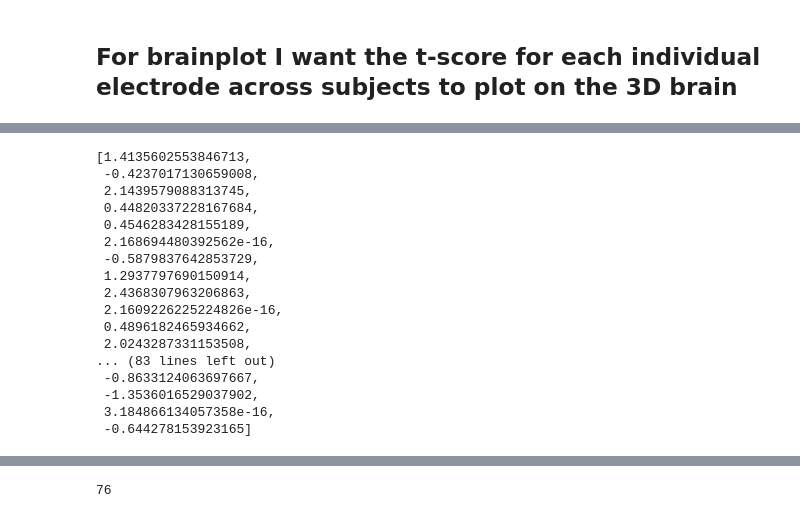
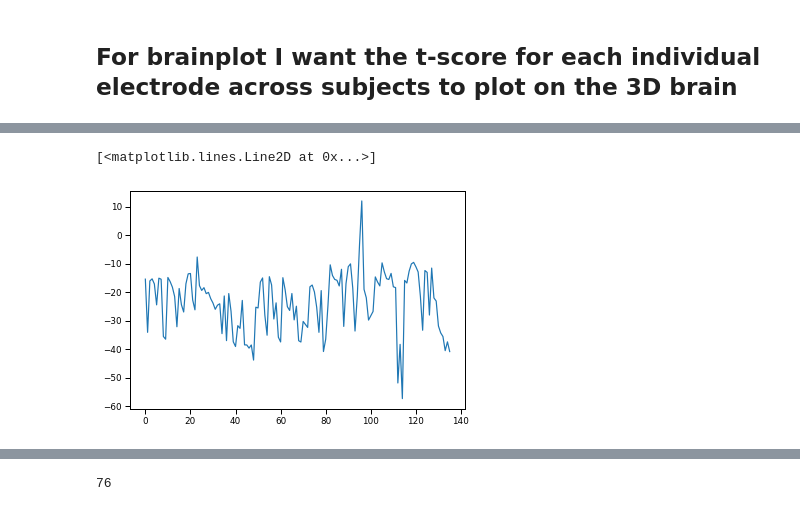
Before and after one commit to jjsakon/SWR, a Jupyter notebook: code/SWRplots.ipynb, the cells around one changed output, grey strips where cells are left out. Drawn from its saved outputs; the diff is of its cells as text; code cells hidden in the pictures.

```diff
--- a/code/SWRplots.ipynb
+++ b/code/SWRplots.ipynb
@@ -267,12 +267,12 @@ Test 2 p-value: 0.0009215936399818689
 import statsmodels.formula.api as smf
 
 region_name = 'HPC' # 'ENT' # 'PHC' #'HPC'
-location_selected = 'ca1dg' # 'dg' 'ca1' ''
+location_selected = 'ca1' # 'dg' 'ca1' 'ca1dg'(for LT/GT analyses)
 remove_soz_ictal = False
 
 filter_type = 'hamming'
 sub_selection = 'whole'
-extra = '-LT_5000' # '-LT_5000' # '' # '-GT_5000' # LT 5000 and GT 5000 are control analyses
+extra = '' #'-LT_5000' # '-LT_5000' # '' # '-GT_5000' # LT 5000 and GT 5000 are control analyses
 # for first 5000 ms of retrieval period or not
 
 for test in [1,2]:
@@ -344,8 +344,9 @@ Test 2 p-value: 5.7700676888306094e-05
 import statsmodels.formula.api as smf
 
 region_name = 'HPC' # 'ENT' # 'PHC'
-location_selected = 'ca1dg' # 'ca1', 'dg'; '' for 'ENT' or 'PHC'
+location_selected = 'dg' # 'ca1', 'dg'; '' for 'ENT' or 'PHC'
 remove_soz_ictal = False
+extra = ''
 
 filter_type = 'hamming' # butter # hamming
 sub_selection = 'whole' # 'second_half','whole'
@@ -389,9 +390,11 @@ for test in [1,2]: # tests 1 and 2 are pre and post recall
     bin_df = pd.DataFrame(data={'session':session_name,'subject':subject_name,'bin_indicator':bin_indicator,
                                 'recall_indicator':recall_indicator,'ripple_rates':ripple_rates})
     vc = {'session':'0+session'}
-    model_setup = smf.mixedlm("ripple_rates ~ bin_indicator+recall_indicator+bin_indicator*recall_indicator",
-                                bin_df, groups="subject", vc_formula=vc, re_formula='1+bin_indicator')
-    bin_model = model_setup.fit(reml=False, method='nm')
+    model_setup = smf.mixedlm("ripple_rates ~ bin_indicator*recall_indicator",
+                                bin_df, groups="subject", vc_formula=vc, re_formula='bin_indicator*recall_indicator')
+
+#     bin_model = model_setup.fit(reml=True,method='powell') # shouldn't use this--it doesnt seem to converge for all the coefficients
+    bin_model = model_setup.fit(reml=True,method='nm',maxiter=4000) # works for PHC, whole
 
     if test == 1:
         print(bin_model.summary())
@@ -427,7 +430,7 @@ Test 2 interaction p-value: 0.0017258812919528593
 import statsmodels.formula.api as smf
 
 region_name1 = 'HPC' # 'ENT' # 'PHC'
-location_selected1 = 'dg' # 'ca1', 'dg'; '' for 'ENT' or 'PHC'
+location_selected1 = '' # 'ca1', 'dg'; '' for 'ENT' or 'PHC'
 region_name2 = 'PHC'
 location_selected2 = ''
 
@@ -1610,7 +1613,7 @@ import statsmodels.formula.api as smf
 
 save_coords = 1
 
-exp = 'FR1'
+exp = 'catFR1'
 selected_period = 'surrounding_recall'
 remove_soz_ictal = False
 recall_type_switch = 6  # 0 for original, 1 for only those with subsequent, 2 for second recalls only, 3 for isolated recalls
@@ -1744,6 +1747,7 @@ if save_coords == 1:
     fn = '../figures/t_score_comparisons/'+exp+'_'+region+'_'+location_selected+'_sub_channel_t-scores-min-'+\
         str(min_trials)+'_trials-'+str(recall_type_switch)+'.npz'
     np.savez(fn, t_values=test1_t_values, coords=final_channel_coords, region_array = region_array)
+    print('saved coords')
 # %% [output]
 ME model used for this sub
 ME model used for this sub
@@ -1826,20 +1820,5 @@ ME model used for this sub
-# %%
-test1_t_values
-# %% [output]
-[1.4135602553846713,
- -0.4237017130659008,
- 2.1439579088313745,
- 0.44820337228167684,
- 0.4546283428155189,
- 2.168694480392562e-16,
- -0.5879837642853729,
- 1.2937797690150914,
- 2.4368307963206863,
- 2.1609226225224826e-16,
- 0.4896182465934662,
- 2.0243287331153508,
-... (83 lines left out)
- -0.8633124063697667,
- -1.3536016529037902,
- 3.184866134057358e-16,
- -0.644278153923165]
+# %%
+plot([i[1] for i in final_channel_coords])
+# %% [output]
+[<matplotlib.lines.Line2D at 0x...>]
+[figure, added]
```
Also changed, not shown: parts of 8 cells of this notebook.
